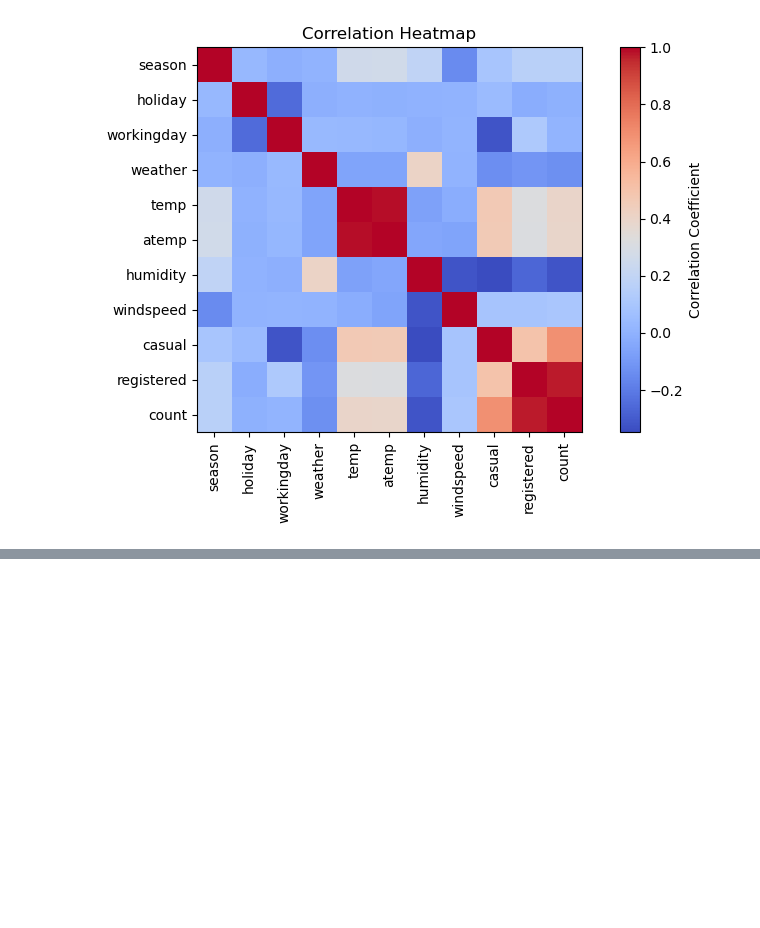
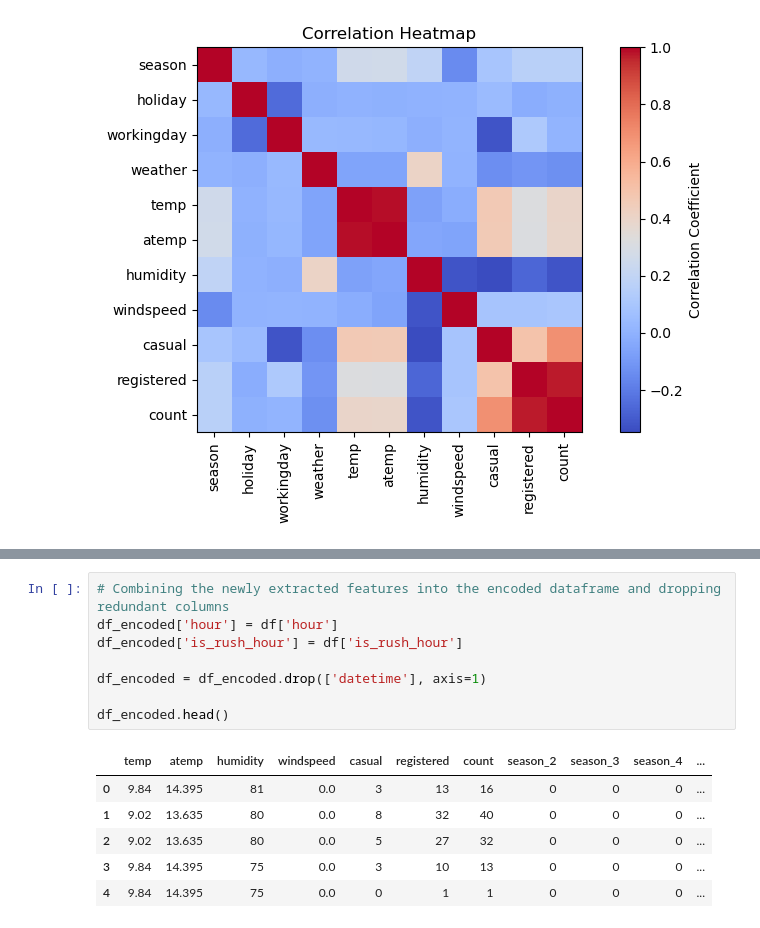
Before and after one commit to ahmedSakka/Bike-Sharing-Demand-Prediction, a Jupyter notebook: BikeSharingDemandsPrediction.ipynb, the cells around one changed output, grey strips where cells are left out. Drawn from its saved outputs; the diff is of its cells as text; blank space fills up the shorter version.

Commit message:
Combining the extracted features into the encoded data frame

```diff
--- a/BikeSharingDemandsPrediction.ipynb
+++ b/BikeSharingDemandsPrediction.ipynb
@@ -128,3 +130,18 @@ df.head()
 | 2 | 2011-01-01 02:00:00 | 1 | 0 | 0 | 1 | 9.02 | 13.635 | 80 | 0.0 | 5 | ... |
 | 3 | 2011-01-01 03:00:00 | 1 | 0 | 0 | 1 | 9.84 | 14.395 | 75 | 0.0 | 3 | ... |
 | 4 | 2011-01-01 04:00:00 | 1 | 0 | 0 | 1 | 9.84 | 14.395 | 75 | 0.0 | 0 | ... |
+# %%
+# Combining the newly extracted features into the encoded dataframe and dropping redundant columns
+df_encoded['hour'] = df['hour']
+df_encoded['is_rush_hour'] = df['is_rush_hour']
+
+df_encoded = df_encoded.drop(['datetime'], axis=1)
+
+df_encoded.head()
+# %% [output]
+|  | temp | atemp | humidity | windspeed | casual | registered | count | season_2 | season_3 | season_4 | ... |
+| 0 | 9.84 | 14.395 | 81 | 0.0 | 3 | 13 | 16 | 0 | 0 | 0 | ... |
+| 1 | 9.02 | 13.635 | 80 | 0.0 | 8 | 32 | 40 | 0 | 0 | 0 | ... |
+| 2 | 9.02 | 13.635 | 80 | 0.0 | 5 | 27 | 32 | 0 | 0 | 0 | ... |
+| 3 | 9.84 | 14.395 | 75 | 0.0 | 3 | 10 | 13 | 0 | 0 | 0 | ... |
+| 4 | 9.84 | 14.395 | 75 | 0.0 | 0 | 1 | 1 | 0 | 0 | 0 | ... |
```
Also changed, not shown: parts of 1 cell of this notebook.
